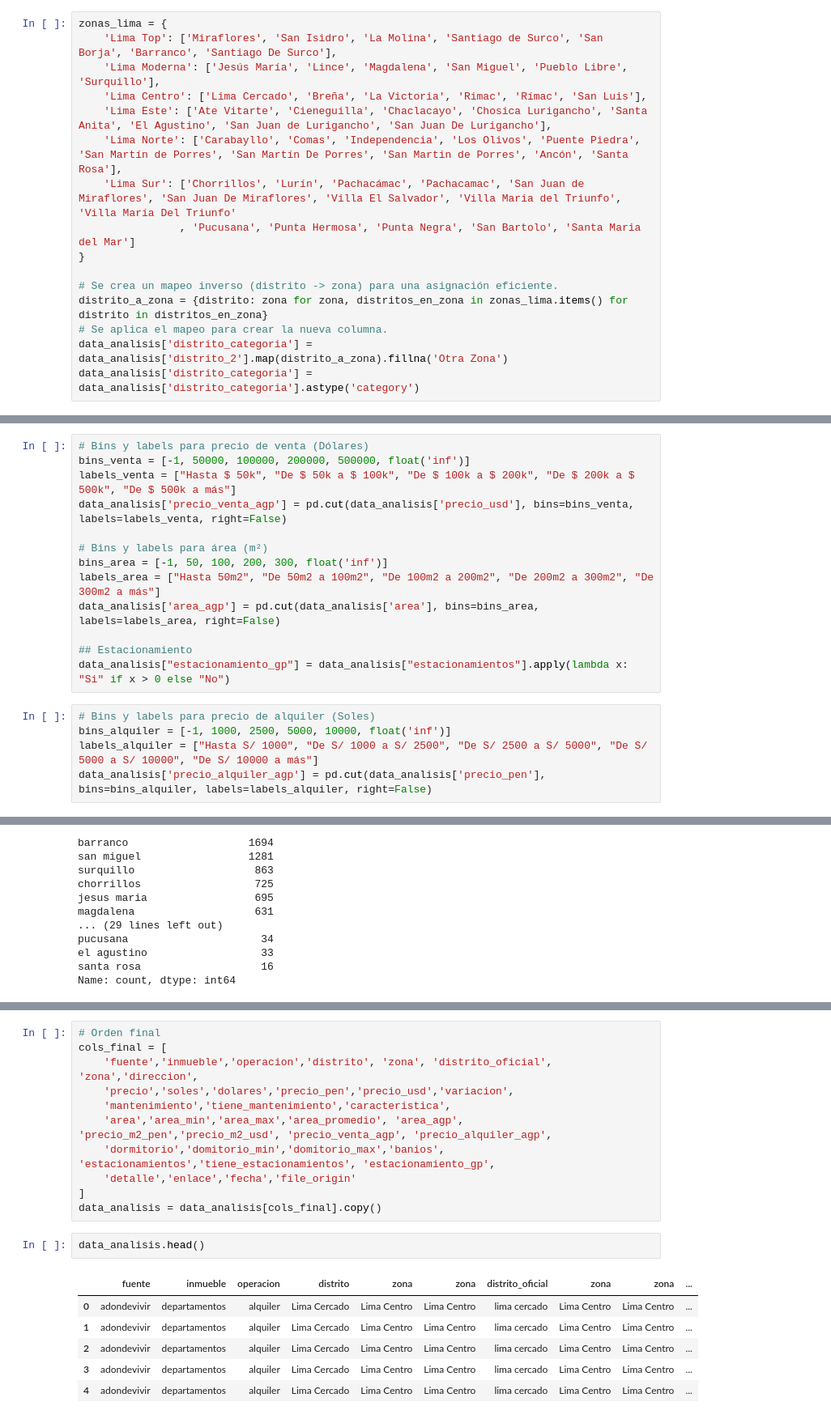
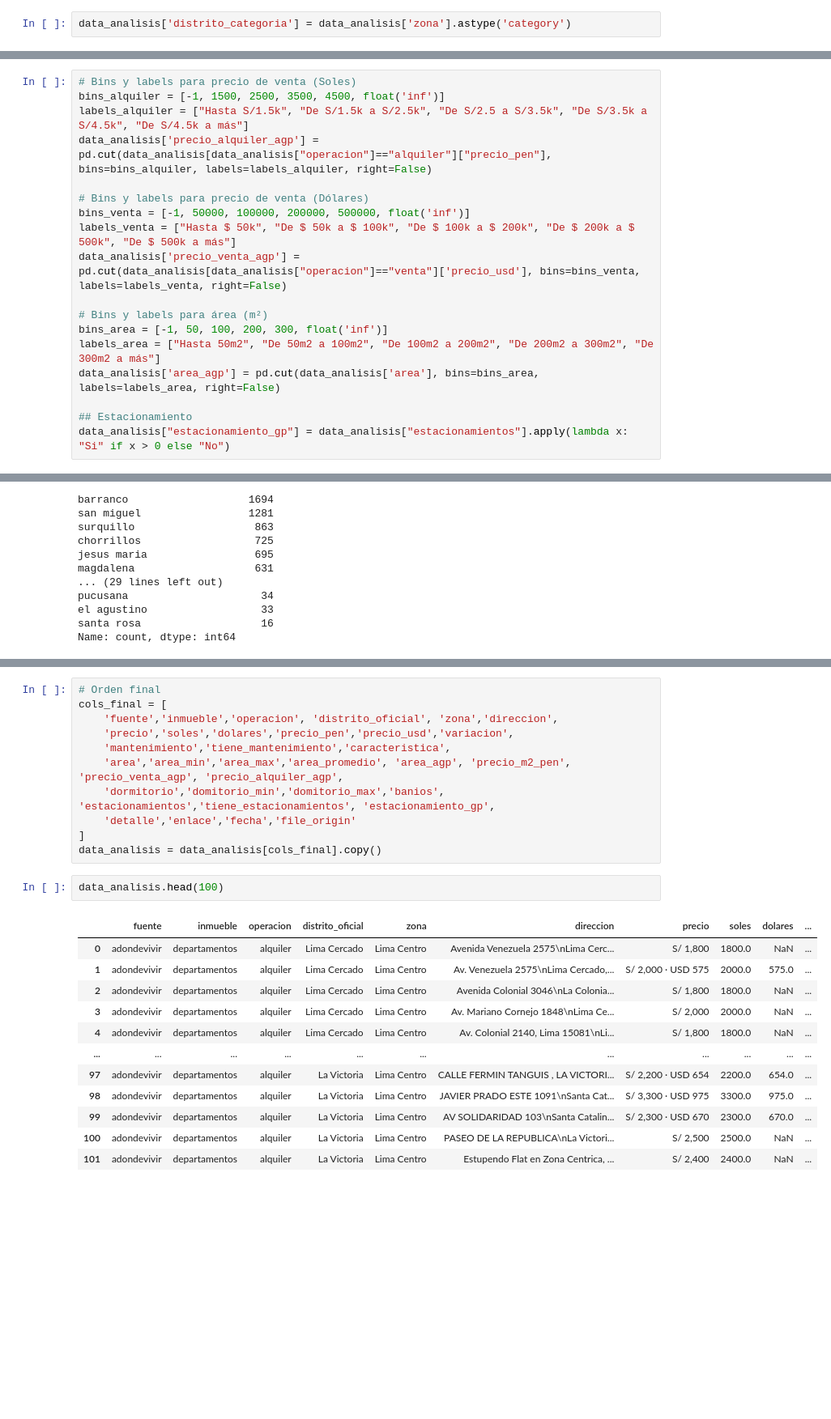
Before and after one commit to RH-007/Analisis_Vivienda, a Jupyter notebook: analysis/vivienda_process.ipynb, the cells around one changed output, grey strips where cells are left out. Shown at 81% size. Saved outputs shown, nothing was run; the diff lists cells and outputs as text; blank space fills up the shorter version.

```diff
--- a/analysis/vivienda_process.ipynb
+++ b/analysis/vivienda_process.ipynb
@@ -341,19 +425,5 @@ array(['Lima Cercado', 'Breña', 'La Victoria', 'Rimac', 'San Luis',
 # %%
-zonas_lima = {
-    'Lima Top': ['Miraflores', 'San Isidro', 'La Molina', 'Santiago de Surco', 'San Borja', 'Barranco', 'Santiago De Surco'],
-    'Lima Moderna': ['Jesús María', 'Lince', 'Magdalena', 'San Miguel', 'Pueblo Libre', 'Surquillo'],
-    'Lima Centro': ['Lima Cercado', 'Breña', 'La Victoria', 'Rimac', 'Rímac', 'San Luis'],
-    'Lima Este': ['Ate Vitarte', 'Cieneguilla', 'Chaclacayo', 'Chosica Lurigancho', 'Santa Anita', 'El Agustino', 'San Juan de Lurigancho', 'San Juan De Lurigancho'],
-    'Lima Norte': ['Carabayllo', 'Comas', 'Independencia', 'Los Olivos', 'Puente Piedra', 'San Martín de Porres', 'San Martín De Porres', 'San Martin de Porres', 'Ancón', 'Santa Rosa'],
-    'Lima Sur': ['Chorrillos', 'Lurín', 'Pachacámac', 'Pachacamac', 'San Juan de Miraflores', 'San Juan De Miraflores', 'Villa El Salvador', 'Villa Maria del Triunfo', 'Villa María Del Triunfo'
-                , 'Pucusana', 'Punta Hermosa', 'Punta Negra', 'San Bartolo', 'Santa Maria del Mar']
-}
-
-# Se crea un mapeo inverso (distrito -> zona) para una asignación eficiente.
-distrito_a_zona = {distrito: zona for zona, distritos_en_zona in zonas_lima.items() for distrito in distritos_en_zona}
-# Se aplica el mapeo para crear la nueva columna.
-data_analisis['distrito_categoria'] = data_analisis['distrito_2'].map(distrito_a_zona).fillna('Otra Zona')
-data_analisis['distrito_categoria'] = data_analisis['distrito_categoria'].astype('category')
+data_analisis['distrito_categoria'] = data_analisis['zona'].astype('category')
 # %%
 data_analisis.head()
 # %% [output]
@@ -387,8 +466,13 @@ data_analisis['area'] = pd.to_numeric(data_analisis['area'], errors='coerce')
 # %%
+# Bins y labels para precio de venta (Soles)
+bins_alquiler = [-1, 1500, 2500, 3500, 4500, float('inf')]
+labels_alquiler = ["Hasta S/1.5k", "De S/1.5k a S/2.5k", "De S/2.5 a S/3.5k", "De S/3.5k a S/4.5k", "De S/4.5k a más"]
+data_analisis['precio_alquiler_agp'] = pd.cut(data_analisis[data_analisis["operacion"]=="alquiler"]["precio_pen"], bins=bins_alquiler, labels=labels_alquiler, right=False)
+
 # Bins y labels para precio de venta (Dólares)
 bins_venta = [-1, 50000, 100000, 200000, 500000, float('inf')]
 labels_venta = ["Hasta $ 50k", "De $ 50k a $ 100k", "De $ 100k a $ 200k", "De $ 200k a $ 500k", "De $ 500k a más"]
-data_analisis['precio_venta_agp'] = pd.cut(data_analisis['precio_usd'], bins=bins_venta, labels=labels_venta, right=False)
+data_analisis['precio_venta_agp'] = pd.cut(data_analisis[data_analisis["operacion"]=="venta"]['precio_usd'], bins=bins_venta, labels=labels_venta, right=False)
 
 # Bins y labels para área (m²)
 bins_area = [-1, 50, 100, 200, 300, float('inf')]
@@ -397,8 +481,3 @@ data_analisis['area_agp'] = pd.cut(data_analisis['area'], bins=bins_area, labels
 
 ## Estacionamiento
 data_analisis["estacionamiento_gp"] = data_analisis["estacionamientos"].apply(lambda x: "Si" if x > 0 else "No")
-# %%
-# Bins y labels para precio de alquiler (Soles)
-bins_alquiler = [-1, 1000, 2500, 5000, 10000, float('inf')]
-labels_alquiler = ["Hasta S/ 1000", "De S/ 1000 a S/ 2500", "De S/ 2500 a S/ 5000", "De S/ 5000 a S/ 10000", "De S/ 10000 a más"]
-data_analisis['precio_alquiler_agp'] = pd.cut(data_analisis['precio_pen'], bins=bins_alquiler, labels=labels_alquiler, right=False)
@@ -448,20 +517,26 @@ Index(['fuente', 'inmueble', 'operacion', 'distrito', 'zona',
 # %%
 # Orden final
 cols_final = [
-    'fuente','inmueble','operacion','distrito', 'zona', 'distrito_oficial', 'zona','direccion',
+    'fuente','inmueble','operacion', 'distrito_oficial', 'zona','direccion',
     'precio','soles','dolares','precio_pen','precio_usd','variacion',
     'mantenimiento','tiene_mantenimiento','caracteristica',
-    'area','area_min','area_max','area_promedio', 'area_agp', 'precio_m2_pen','precio_m2_usd', 'precio_venta_agp', 'precio_alquiler_agp',
+    'area','area_min','area_max','area_promedio', 'area_agp', 'precio_m2_pen', 'precio_venta_agp', 'precio_alquiler_agp',
     'dormitorio','domitorio_min','domitorio_max','banios', 'estacionamientos','tiene_estacionamientos', 'estacionamiento_gp',
     'detalle','enlace','fecha','file_origin'
 ]
 data_analisis = data_analisis[cols_final].copy()
 # %%
-data_analisis.head()
+data_analisis.head(100)
 # %% [output]
-|  | fuente | inmueble | operacion | distrito | zona | zona | distrito_oficial | zona | zona | ... |
-| 0 | adondevivir | departamentos | alquiler | Lima Cercado | Lima Centro | Lima Centro | lima cercado | Lima Centro | Lima Centro | ... |
-| 1 | adondevivir | departamentos | alquiler | Lima Cercado | Lima Centro | Lima Centro | lima cercado | Lima Centro | Lima Centro | ... |
-| 2 | adondevivir | departamentos | alquiler | Lima Cercado | Lima Centro | Lima Centro | lima cercado | Lima Centro | Lima Centro | ... |
-| 3 | adondevivir | departamentos | alquiler | Lima Cercado | Lima Centro | Lima Centro | lima cercado | Lima Centro | Lima Centro | ... |
-| 4 | adondevivir | departamentos | alquiler | Lima Cercado | Lima Centro | Lima Centro | lima cercado | Lima Centro | Lima Centro | ... |
+|  | fuente | inmueble | operacion | distrito_oficial | zona | direccion | precio | soles | dolares | ... |
+| 0 | adondevivir | departamentos | alquiler | Lima Cercado | Lima Centro | Avenida Venezuela 2575\nLima Cerc... | S/ 1,800 | 1800.0 | NaN | ... |
+| 1 | adondevivir | departamentos | alquiler | Lima Cercado | Lima Centro | Av. Venezuela 2575\nLima Cercado,... | S/ 2,000 · USD 575 | 2000.0 | 575.0 | ... |
+| 2 | adondevivir | departamentos | alquiler | Lima Cercado | Lima Centro | Avenida Colonial 3046\nLa Colonia... | S/ 1,800 | 1800.0 | NaN | ... |
+| 3 | adondevivir | departamentos | alquiler | Lima Cercado | Lima Centro | Av. Mariano Cornejo 1848\nLima Ce... | S/ 2,000 | 2000.0 | NaN | ... |
+| 4 | adondevivir | departamentos | alquiler | Lima Cercado | Lima Centro | Av. Colonial 2140, Lima 15081\nLi... | S/ 1,800 | 1800.0 | NaN | ... |
+| ... | ... | ... | ... | ... | ... | ... | ... | ... | ... | ... |
+| 97 | adondevivir | departamentos | alquiler | La Victoria | Lima Centro | CALLE FERMIN TANGUIS , LA VICTORI... | S/ 2,200 · USD 654 | 2200.0 | 654.0 | ... |
+| 98 | adondevivir | departamentos | alquiler | La Victoria | Lima Centro | JAVIER PRADO ESTE 1091\nSanta Cat... | S/ 3,300 · USD 975 | 3300.0 | 975.0 | ... |
+| 99 | adondevivir | departamentos | alquiler | La Victoria | Lima Centro | AV SOLIDARIDAD 103\nSanta Catalin... | S/ 2,300 · USD 670 | 2300.0 | 670.0 | ... |
+| 100 | adondevivir | departamentos | alquiler | La Victoria | Lima Centro | PASEO DE LA REPUBLICA\nLa Victori... | S/ 2,500 | 2500.0 | NaN | ... |
+| 101 | adondevivir | departamentos | alquiler | La Victoria | Lima Centro | Estupendo Flat en Zona Centrica, ... | S/ 2,400 | 2400.0 | NaN | ... |
```
Also changed, not shown: parts of 29 cells of this notebook, 2 other files.
